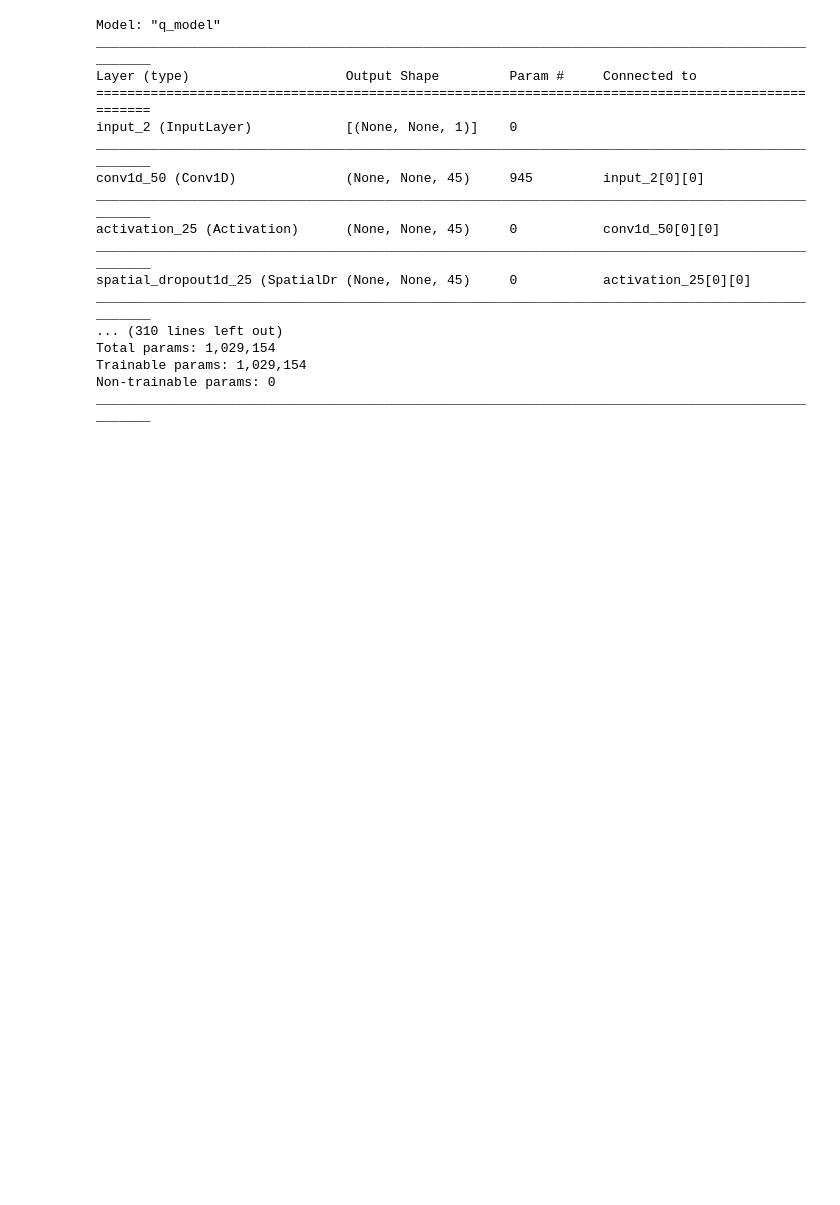
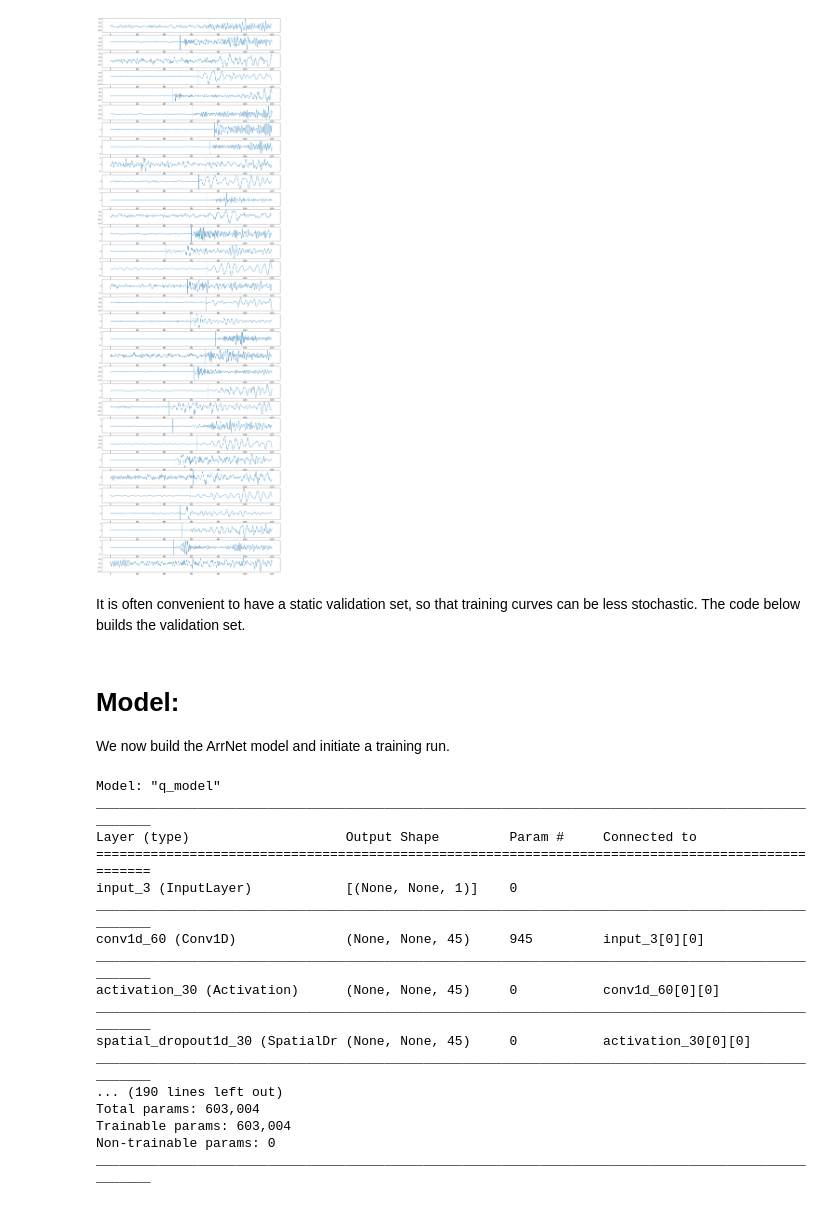
Before and after one commit to joshuadickey/arr-net, a Jupyter notebook: ArrNet_use.ipynb, the cells around one changed output. Drawn from its saved outputs; the diff is of its cells as text; code cells hidden in the pictures; blank space fills up the shorter version.

```diff
--- a/ArrNet_use.ipynb
+++ b/ArrNet_use.ipynb
@@ -33,8 +78,22 @@ from model_utils import save_dict_to_json
 # %%
+CATALOG_SOURCE = 'USArray_07-13.zip'
+WAVEFORM_SOURCE = Client('IRIS')
+
 # Call the get_default_par method to save a set of default parameters in a json file.
 # All hyperparameters for the network are controlled by setting values in this par file.
 
 params = ArrNet.get_default_par(os.path.join('.', 'test_par.json'))
+
+if not os.path.exists(params.model_folder):
+    os.mkdir(params.model_folder)
+if not os.path.exists(params.log_folder):
+    os.mkdir(params.log_folder)
+if not os.path.exists(params.data_folder):
+    os.mkdir(params.data_folder)
+if not os.path.exists(params.image_folder):
+    os.mkdir(params.image_folder)
+
+params.bs = 32
 params
 # %% [output]
 lr             : 0.001
@@ -56,0 +171,25 @@ quantiles      : [0.9772, 0.8413, 0.1538, 0.0228]
+# %%
+# read in the catalog of arrivals
+cat = pd.read_pickle(CATALOG_SOURCE)
+
+# build the generators
+cat_trn = cat.loc[(cat.TIME < '2010-01-01')]
+cat_val = cat.loc[(cat.TIME > '2010-01-01') & (cat.TIME < '2012-01-01')]
+cat_tst = cat.loc[(cat.TIME > '2012-01-01')]
+
+gen_trn = gen(cat_trn, params, WAVEFORM_SOURCE)
+gen_val = gen(cat_val, params, WAVEFORM_SOURCE, val=True)
+gen_tst = gen(cat_tst, params, WAVEFORM_SOURCE, val=True)
+
+# plot some waveforms
+X, Y = next(gen_trn)
+
+nb_plot = params.bs
+fig, ax = plt.subplots(nb_plot, 1, figsize=(20,nb_plot*2))
+for i in range(nb_plot):
+    ax[i].plot(X[i])
+    ax[i].axvline(params.s_rate*(params.w_len/2 - Y[i]))
+# %% [output]
+[figure, added]
+# %% [markdown]
+It is often convenient to have a static validation set, so that training curves can be less stochastic. The code below builds the validation set.
@@ -57,3 +230,7 @@ quantiles      : [0.9772, 0.8413, 0.1538, 0.0228]
+# %% [markdown]
+# Model:
+
+We now build the ArrNet model and initiate a training run.
 # %%
 # Create a model using the previously created params.
 # Settings can be adjusted in the parameters by setting the values
@@ -65,16 +242,16 @@ Model: "q_model"
 __________________________________________________________________________________________________
 Layer (type)                    Output Shape         Param #     Connected to
 ==================================================================================================
-input_2 (InputLayer)            [(None, None, 1)]    0
+input_3 (InputLayer)            [(None, None, 1)]    0
 __________________________________________________________________________________________________
-conv1d_50 (Conv1D)              (None, None, 45)     945         input_2[0][0]
+conv1d_60 (Conv1D)              (None, None, 45)     945         input_3[0][0]
 __________________________________________________________________________________________________
-activation_25 (Activation)      (None, None, 45)     0           conv1d_50[0][0]
+activation_30 (Activation)      (None, None, 45)     0           conv1d_60[0][0]
 __________________________________________________________________________________________________
-spatial_dropout1d_25 (SpatialDr (None, None, 45)     0           activation_25[0][0]
+spatial_dropout1d_30 (SpatialDr (None, None, 45)     0           activation_30[0][0]
 __________________________________________________________________________________________________
-... (310 lines left out)
-Total params: 1,029,154
-Trainable params: 1,029,154
+... (190 lines left out)
+Total params: 603,004
+Trainable params: 603,004
 Non-trainable params: 0
 __________________________________________________________________________________________________
```
Also changed, not shown: parts of 14 cells of this notebook, 2 other files.
